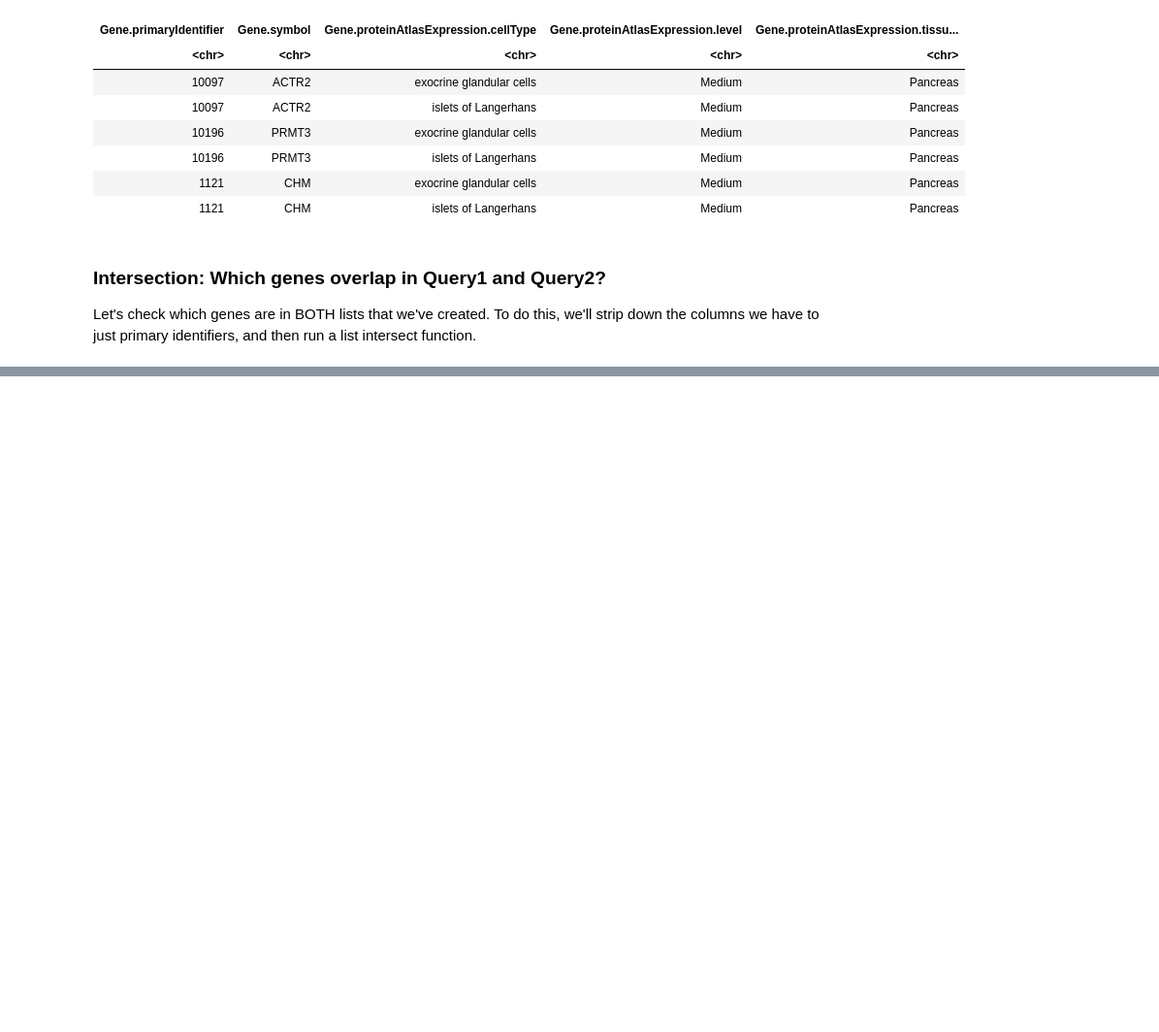
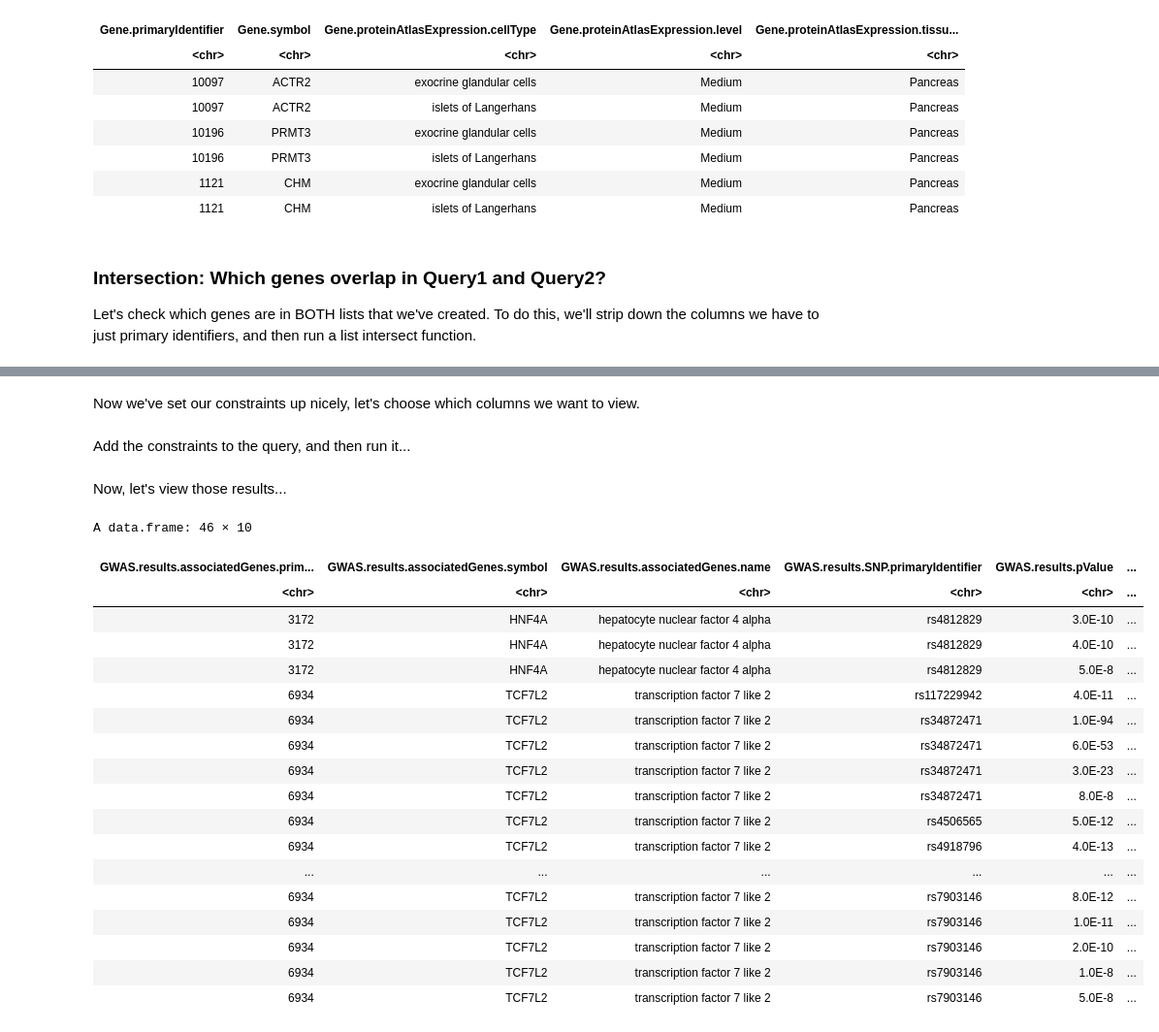
Before and after one commit to intermine/interminer-workshop, a Jupyter notebook: Workshop Workflow PAX6.ipynb, the cells around one changed output, grey strips where cells are left out. Shown: that part at 97% size. Saved outputs shown, nothing was run; the diff lists cells and outputs as text; code cells hidden in the pictures; blank space fills up the shorter version.

```diff
--- a/Workshop Workflow PAX6.ipynb
+++ b/Workshop Workflow PAX6.ipynb
@@ -210,0 +187,64 @@ intersect(primaryIdentifiers.diabetes,primaryIdentifiers.pancreas)
+# %%
+# First, we set up the constraints. The last three constraints are the
+# diabetesAndPancreas result genes from our last query.
+query3GWASConstraints <- setConstraints(
+    paths = c("GWAS.results.pValue",
+              "GWAS.results.phenotype",
+              # using rep so we don't have to type this three times...
+              rep("GWAS.results.associatedGenes.primaryIdentifier",3)
+             ),
+    operators = c("<=",
+                  "CONTAINS",
+                  rep("=",3)),
+    values = list("1e-04",   #A
+                  "diabetes",#B
+                  "3172",    #C
+                  "6928",    #D
+                  "6934")    #E
+  )
+# %% [markdown]
+Now we've set our constraints up nicely, let's choose which columns we want to view.
+# %%
+query3GWAS <- newQuery(
+  # Quite a few columns this time!
+  view = c("GWAS.results.associatedGenes.primaryIdentifier",
+    "GWAS.results.associatedGenes.symbol", "GWAS.results.associatedGenes.name",
+    "GWAS.results.SNP.primaryIdentifier", "GWAS.results.pValue", "GWAS.results.phenotype",
+    "GWAS.firstAuthor", "GWAS.name", "GWAS.publication.pubMedId",
+    "GWAS.results.associatedGenes.organism.shortName"),
+    # set the logic for constraints. Remember that we want our results
+    # to include any one of the three genes we found in the list of diabetes+pancreas genes
+    # so we need to use some OR logic.
+  constraintLogic = "A and B and (C or D or E)"
+)
+# %% [markdown]
+Add the constraints to the query, and then run it...
+# %%
+#add constraint
+query3GWAS$where <- query3GWASConstraints
+#run query
+query3GWASResults <- runQuery(im, query3GWAS)
+# %% [markdown]
+Now, let's view those results...
+# %%
+query3GWASResults
+# %% [output]
+A data.frame: 46 × 10
+| GWAS.results.associatedGenes.prim... | GWAS.results.associatedGenes.symbol | GWAS.results.associatedGenes.name | GWAS.results.SNP.primaryIdentifier | GWAS.results.pValue | ... |
+| <chr> | <chr> | <chr> | <chr> | <chr> | ... |
+| 3172 | HNF4A | hepatocyte nuclear factor 4 alpha | rs4812829 | 3.0E-10 | ... |
+| 3172 | HNF4A | hepatocyte nuclear factor 4 alpha | rs4812829 | 4.0E-10 | ... |
+| 3172 | HNF4A | hepatocyte nuclear factor 4 alpha | rs4812829 | 5.0E-8 | ... |
+| 6934 | TCF7L2 | transcription factor 7 like 2 | rs117229942 | 4.0E-11 | ... |
+| 6934 | TCF7L2 | transcription factor 7 like 2 | rs34872471 | 1.0E-94 | ... |
+| 6934 | TCF7L2 | transcription factor 7 like 2 | rs34872471 | 6.0E-53 | ... |
+| 6934 | TCF7L2 | transcription factor 7 like 2 | rs34872471 | 3.0E-23 | ... |
+| 6934 | TCF7L2 | transcription factor 7 like 2 | rs34872471 | 8.0E-8 | ... |
+| 6934 | TCF7L2 | transcription factor 7 like 2 | rs4506565 | 5.0E-12 | ... |
+| 6934 | TCF7L2 | transcription factor 7 like 2 | rs4918796 | 4.0E-13 | ... |
+| ... | ... | ... | ... | ... | ... |
+| 6934 | TCF7L2 | transcription factor 7 like 2 | rs7903146 | 8.0E-12 | ... |
+| 6934 | TCF7L2 | transcription factor 7 like 2 | rs7903146 | 1.0E-11 | ... |
+| 6934 | TCF7L2 | transcription factor 7 like 2 | rs7903146 | 2.0E-10 | ... |
+| 6934 | TCF7L2 | transcription factor 7 like 2 | rs7903146 | 1.0E-8 | ... |
+| 6934 | TCF7L2 | transcription factor 7 like 2 | rs7903146 | 5.0E-8 | ... |
```
Also changed, not shown: parts of 4 cells of this notebook, 1 other file.
